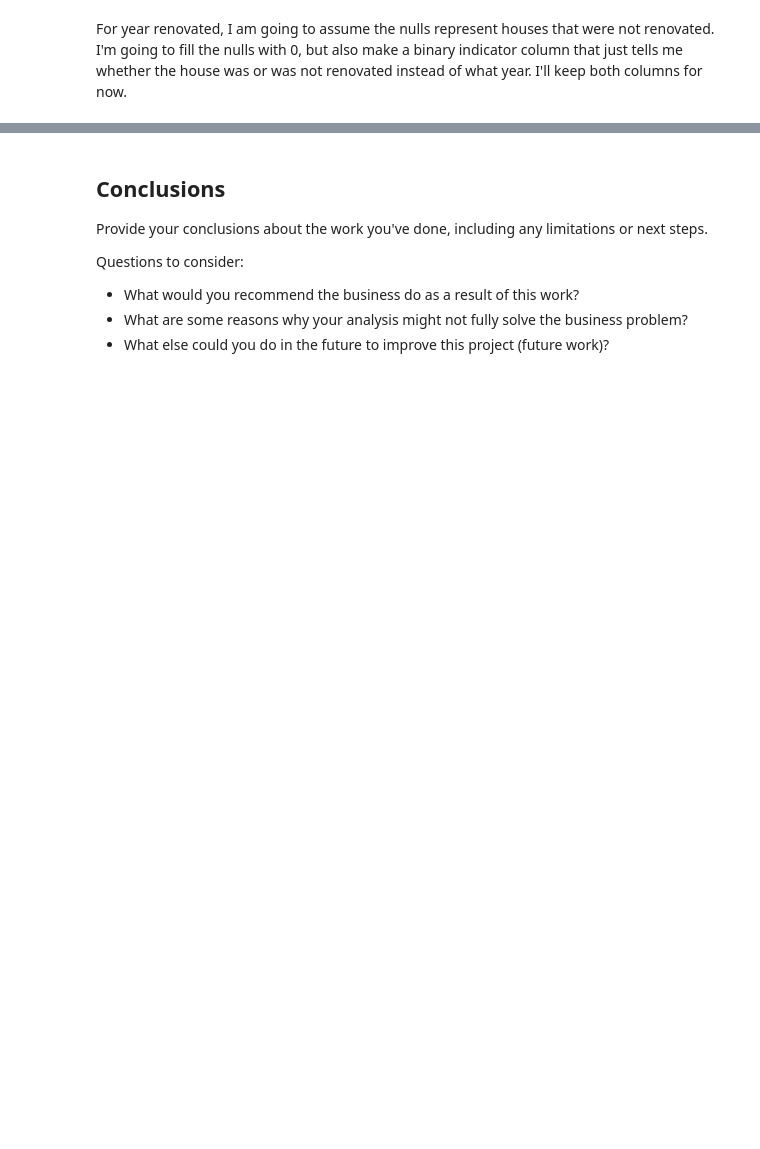
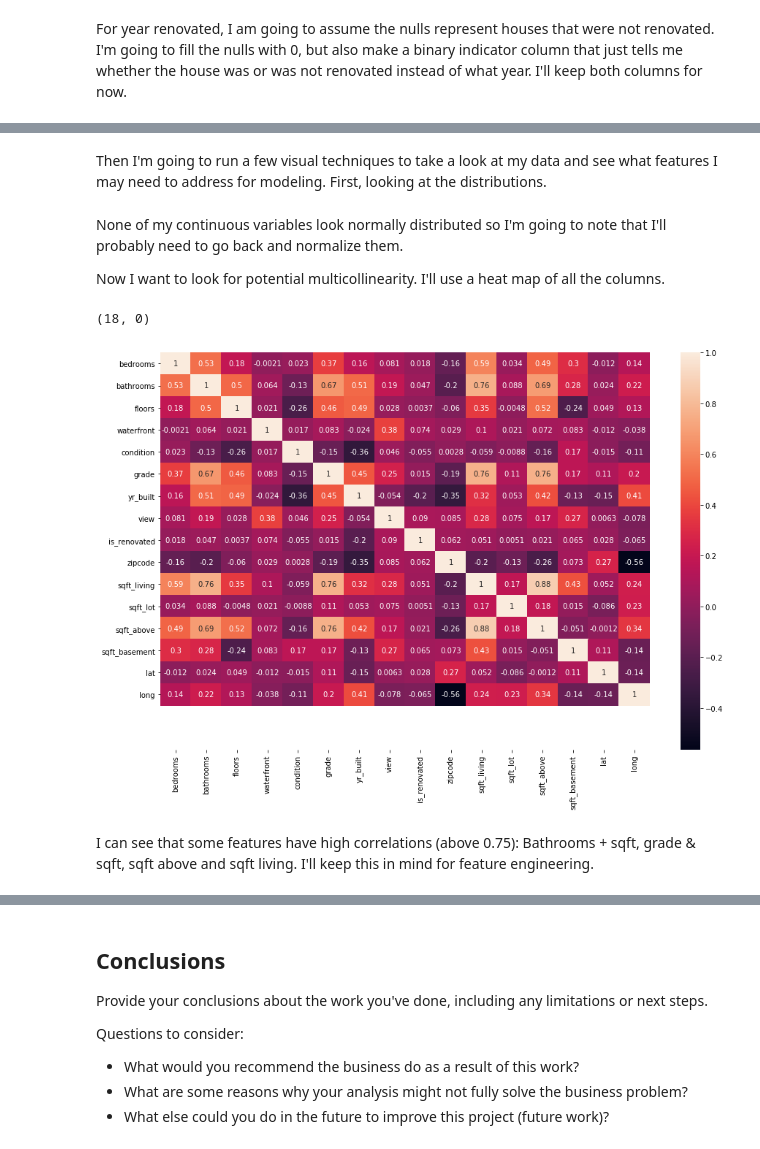
Before and after one commit to christisarv/linear-modeling-house-prices, a Jupyter notebook: Housing Data Model & Analysis.ipynb, the cells around one changed output, grey strips where cells are left out. Cells and saved outputs as stored; diff of their text form; code cells hidden in the pictures; blank space fills up the shorter version.

```diff
--- a/Housing Data Model & Analysis.ipynb
+++ b/Housing Data Model & Analysis.ipynb
@@ -107,0 +77,3 @@ Please note - you should be evaluating each model as you move through, and be su
+# %%
+data['sqft_basement'] = data['sqft_basement'].map(lambda x: x.replace("?", "0"))
+data['sqft_basement'] = pd.to_numeric(data['sqft_basement'], downcast='integer')
@@ -107,0 +82,2 @@ Please note - you should be evaluating each model as you move through, and be su
+# %%
+data.drop(data.index[15856], inplace=True)
@@ -107,0 +92,8 @@ Please note - you should be evaluating each model as you move through, and be su
+# %%
+cat_cols= ['bedrooms', 'bathrooms', 'floors', 'waterfront', 'condition', 'grade', 'yr_built', 'view', 'is_renovated', 'zipcode']
+con_cols = ['sqft_living', 'sqft_lot', 'sqft_above', 'sqft_basement']
+geo_cols= ['lat', 'long']
+y = data['price']
+X_cols = data[cat_cols + con_cols + geo_cols]
+# %% [markdown]
+Then I'm going to run a few visual techniques to take a look at my data and see what features I may need to address for modeling. First, looking at the distributions.
@@ -107,0 +113,13 @@ Please note - you should be evaluating each model as you move through, and be su
+# %% [markdown]
+None of my continuous variables look normally distributed so I'm going to note that I'll probably need to go back and normalize them.
+
+Now I want to look for potential multicollinearity. I'll use a heat map of all the columns.
+# %%
+plt.figure(figsize = (15,10))
+ax = sns.heatmap(data[cat_cols + con_cols + geo_cols].corr(), annot=True)
+ax.set_ylim(18,0)
+# %% [output]
+(18, 0)
+[figure, added]
+# %% [markdown]
+I can see that some features have high correlations (above 0.75): Bathrooms + sqft, grade & sqft, sqft above and sqft living. I'll keep this in mind for feature engineering.
```
Also changed, not shown: parts of 27 cells of this notebook, 3 other files.
